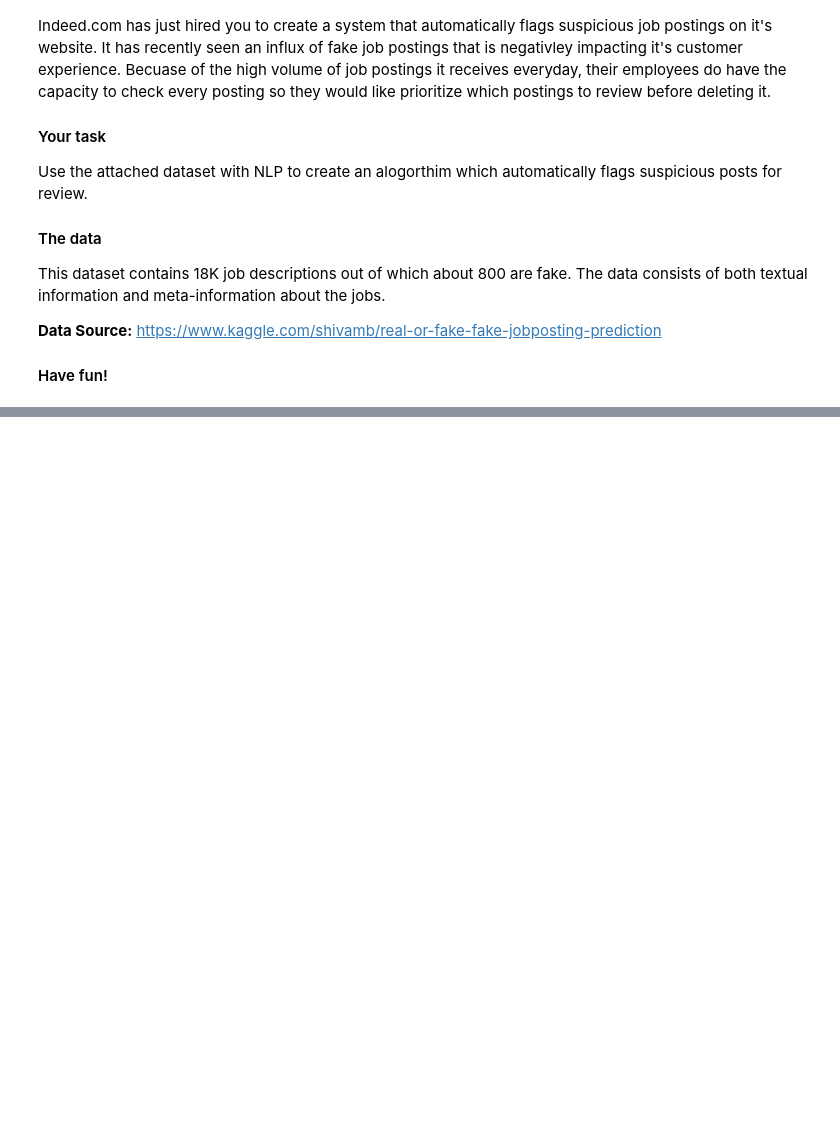
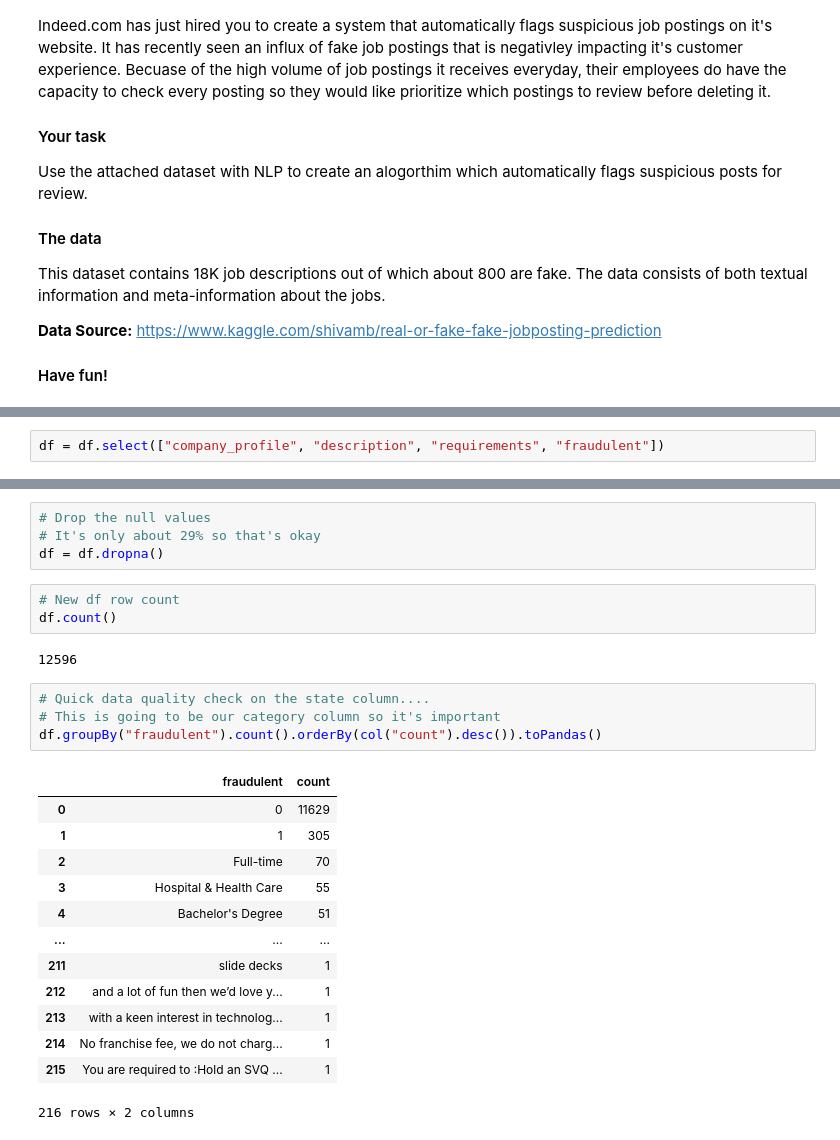
Before and after one commit to iamirmasoud/pyspark_tutorials, a Jupyter notebook: 5_NLP_in_Pysparks_MLlib/2_NLP_in_Pysparks_MLlib_Project/NLP_in_Pysparks_MLlib_Project.ipynb, the cells around one changed output, grey strips where cells are left out. Saved outputs shown, nothing was run; the diff lists cells and outputs as text; blank space fills up the shorter version.

```diff
--- a/5_NLP_in_Pysparks_MLlib/2_NLP_in_Pysparks_MLlib_Project/NLP_in_Pysparks_MLlib_Project.ipynb
+++ b/5_NLP_in_Pysparks_MLlib/2_NLP_in_Pysparks_MLlib_Project/NLP_in_Pysparks_MLlib_Project.ipynb
@@ -16,0 +151,2 @@ This dataset contains 18K job descriptions out of which about 800 are fake. The
+# %%
+df = df.select(["company_profile", "description", "requirements", "fraudulent"])
@@ -16,0 +165,27 @@ This dataset contains 18K job descriptions out of which about 800 are fake. The
+# %%
+# Drop the null values
+# It's only about 29% so that's okay
+df = df.dropna()
+# %%
+# New df row count
+df.count()
+# %% [output]
+12596
+# %%
+# Quick data quality check on the state column....
+# This is going to be our category column so it's important
+df.groupBy("fraudulent").count().orderBy(col("count").desc()).toPandas()
+# %% [output]
+|  | fraudulent | count |
+| 0 | 0 | 11629 |
+| 1 | 1 | 305 |
+| 2 | Full-time | 70 |
+| 3 | Hospital & Health Care | 55 |
+| 4 | Bachelor's Degree | 51 |
+| ... | ... | ... |
+| 211 | slide decks | 1 |
+| 212 | and a lot of fun then we’d love y... | 1 |
+| 213 | with a keen interest in technolog... | 1 |
+| 214 | No franchise fee, we do not charg... | 1 |
+| 215 | You are required to :Hold an SVQ ... | 1 |
+216 rows × 2 columns
```
Also changed, not shown: parts of 25 cells of this notebook, 4 other files.
